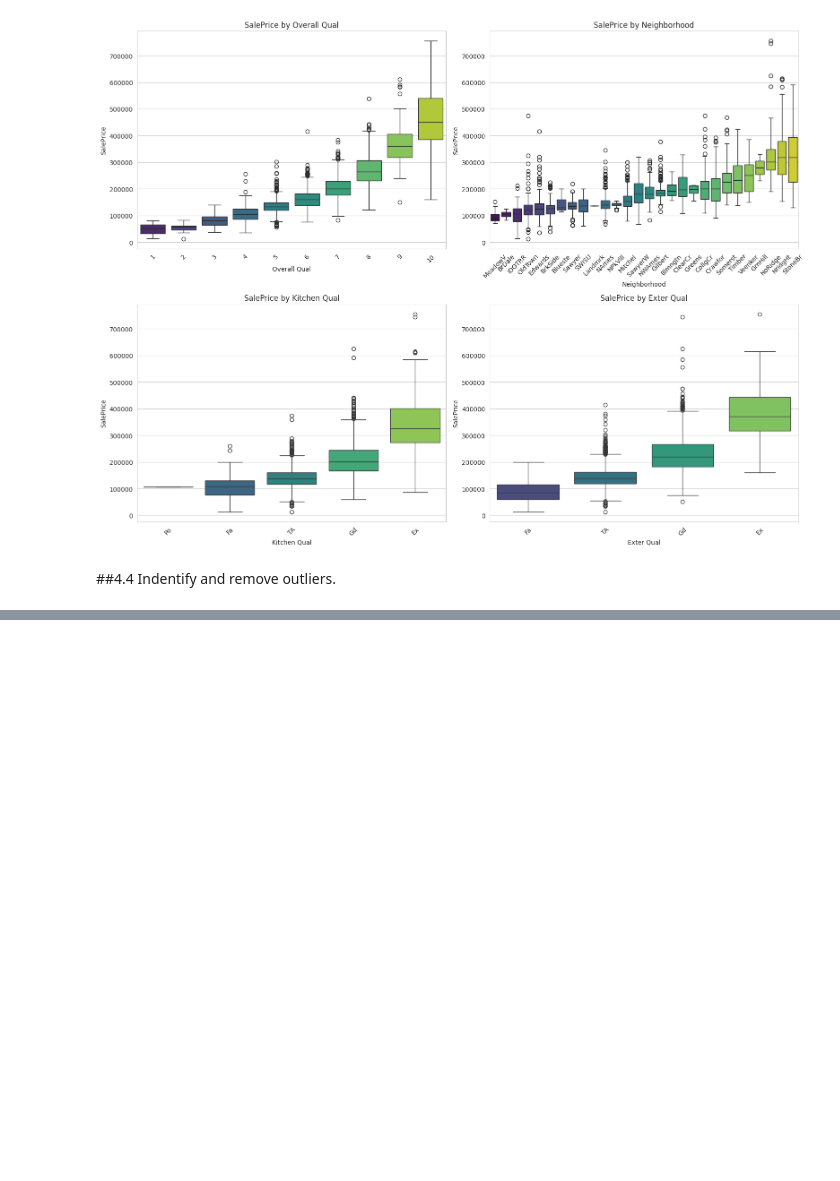
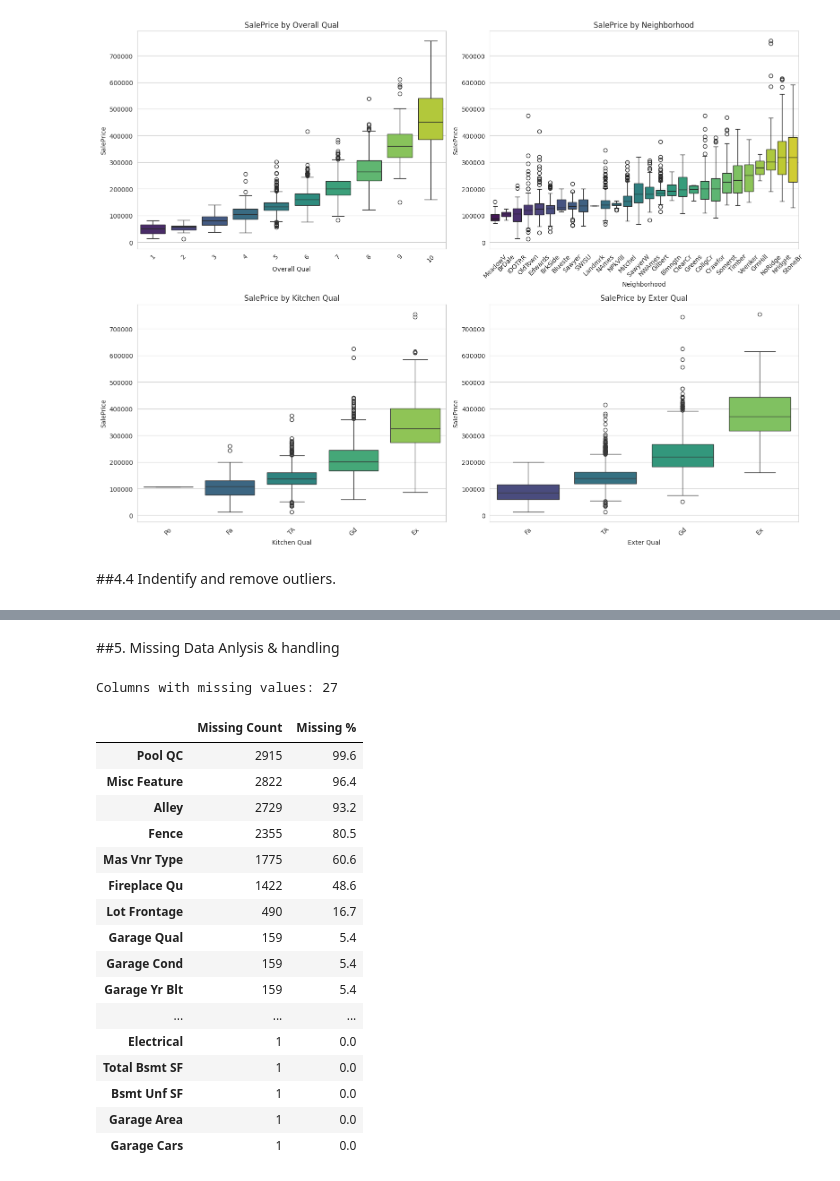
Before and after one commit to tomi2077/ames-housing-dataset-regression, a Jupyter notebook: ames_v2.ipynb, the cells around one changed output, grey strips where cells are left out. Cells and saved outputs as stored; diff of their text form; code cells hidden in the pictures; blank space fills up the shorter version.

```diff
--- a/ames_v2.ipynb
+++ b/ames_v2.ipynb
@@ -260,0 +261,33 @@ Dataset shape after cleaning: (2927, 82)
+# %% [markdown]
+##5. Missing Data Anlysis & handling
+# %%
+# Missing value summary
+missing = df.isnull().sum()
+missing = missing[missing > 0].sort_values(ascending=False)
+missing_pct = (missing / len(df) * 100).round(1)
+
+missing_df = pd.DataFrame({
+    'Missing Count': missing,
+    'Missing %': missing_pct
+})
+print(f'Columns with missing values: {len(missing_df)}')
+missing_df
+# %% [output]
+Columns with missing values: 27
+|  | Missing Count | Missing % |
+| Pool QC | 2915 | 99.6 |
+| Misc Feature | 2822 | 96.4 |
+| Alley | 2729 | 93.2 |
+| Fence | 2355 | 80.5 |
+| Mas Vnr Type | 1775 | 60.6 |
+| Fireplace Qu | 1422 | 48.6 |
+| Lot Frontage | 490 | 16.7 |
+| Garage Qual | 159 | 5.4 |
+| Garage Cond | 159 | 5.4 |
+| Garage Yr Blt | 159 | 5.4 |
+| ... | ... | ... |
+| Electrical | 1 | 0.0 |
+| Total Bsmt SF | 1 | 0.0 |
+| Bsmt Unf SF | 1 | 0.0 |
+| Garage Area | 1 | 0.0 |
+| Garage Cars | 1 | 0.0 |
```
Also changed, not shown: parts of 4 cells of this notebook.
